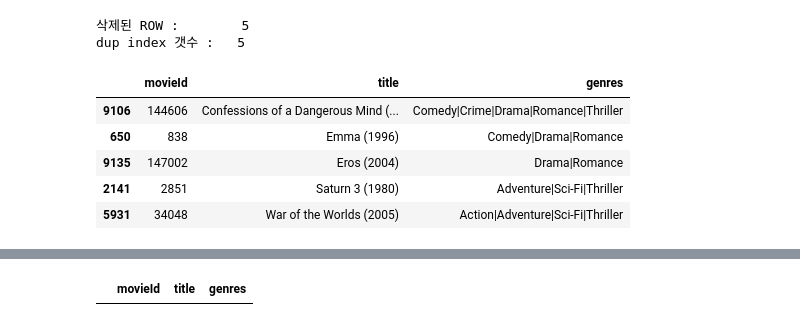
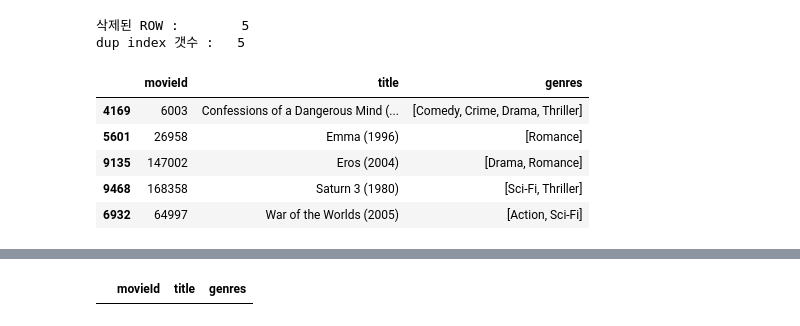
Before and after one commit to basamg912/item_based-recommendation-system, a Jupyter notebook: notebooks/item_based_CF.ipynb, the cells around one changed output, grey strips where cells are left out. Cells and saved outputs as stored; diff of their text form; code cells hidden in the pictures.

```diff
--- a/notebooks/item_based_CF.ipynb
+++ b/notebooks/item_based_CF.ipynb
@@ -123,4 +269,0 @@ dup_temp
-# %%
-# genres 가 가장 긴 영화 기준으로 중복 데이터 처리
-dup_temp['genres_len'] = dup_temp['genres'].str.len()
-dup_temp
@@ -150,0 +286,3 @@ movies_df.loc[dup_title_max_len_idx]
+# %%
+use_idx = group_temp['genres'].idxmax()
+use_idx
@@ -151,4 +297,4 @@ movies_df.loc[dup_title_max_len_idx]
 # %%
-drop_idx = dup_temp.index.difference(dup_title_max_len_idx)
+drop_idx = dup_temp.index.difference(use_idx)
 dup_temp.loc[drop_idx]
 # %% [output]
@@ -170,14 +331,14 @@ print("dup index 갯수 :\t", len(drop_idx))
 삭제된 ROW :        5
 dup index 갯수 :   5
 # %%
-movies_refine.loc[dup_title_max_len_idx]
+movies_refine.loc[use_idx]
 # %% [output]
 |  | movieId | title | genres |
-| 9106 | 144606 | Confessions of a Dangerous Mind (... | Comedy|Crime|Drama|Romance|Thriller |
-| 650 | 838 | Emma (1996) | Comedy|Drama|Romance |
-| 9135 | 147002 | Eros (2004) | Drama|Romance |
-| 2141 | 2851 | Saturn 3 (1980) | Adventure|Sci-Fi|Thriller |
-| 5931 | 34048 | War of the Worlds (2005) | Action|Adventure|Sci-Fi|Thriller |
+| 4169 | 6003 | Confessions of a Dangerous Mind (... | [Comedy, Crime, Drama, Thriller] |
+| 5601 | 26958 | Emma (1996) | [Romance] |
+| 9135 | 147002 | Eros (2004) | [Drama, Romance] |
+| 9468 | 168358 | Saturn 3 (1980) | [Sci-Fi, Thriller] |
+| 6932 | 64997 | War of the Worlds (2005) | [Action, Sci-Fi] |
 # %%
 max_len_movieId
 # %% [output]
```
Also changed, not shown: parts of 57 cells of this notebook.
